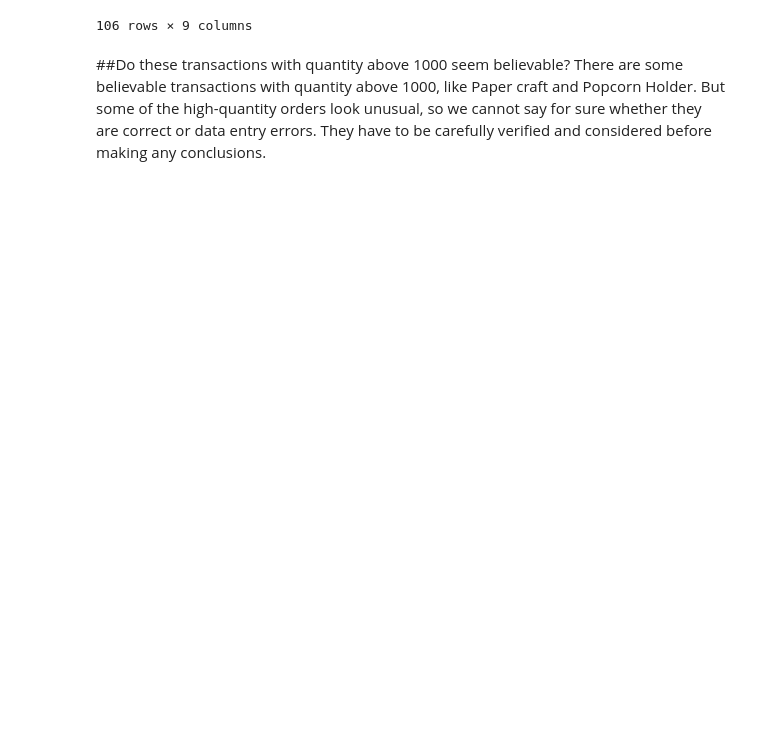
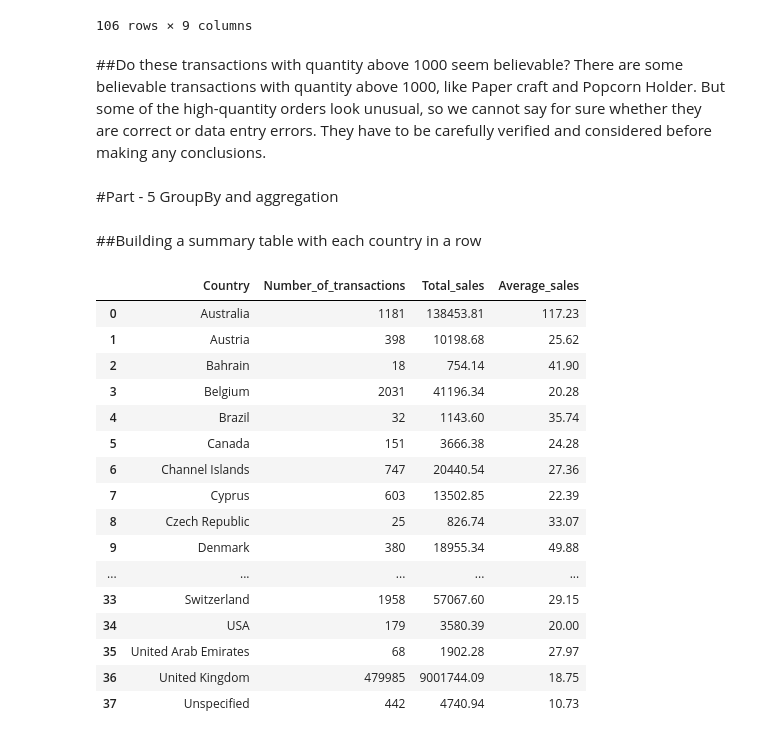
Before and after one commit to AishwaryaJupudi/Rebounce-Applied-AI-and-Analytics-Codes, a Jupyter notebook: Python_301.ipynb, the cells around one changed output. Drawn from its saved outputs; the diff is of its cells as text; code cells hidden in the pictures; blank space fills up the shorter version.

Commit message:
Groupby and aggregation is done

```diff
--- a/Python_301.ipynb
+++ b/Python_301.ipynb
@@ -276,3 +276,37 @@ df_clean[df_clean['Quantity']>1000]
 # %% [markdown]
 ##Do these transactions with quantity above 1000 seem believable?
 There are some believable transactions with quantity above 1000, like Paper craft and Popcorn Holder. But some of the high-quantity orders look unusual, so we cannot say for sure whether they are correct or data entry errors. They have to be carefully verified and considered before making any conclusions.
+# %% [markdown]
+#Part - 5  GroupBy and aggregation
+# %% [markdown]
+##Building a summary table with each country in a row
+# %%
+country_summary = df_clean.groupby('Country').agg(
+    Number_of_transactions= ('Country', 'count'),
+    Total_sales=('Sales','sum'),
+    Average_sales=('Sales','mean')
+).reset_index()
+# %%
+#Rounding the decimal values of Total sales and average sales to 2 decimal places
+country_summary['Total_sales']=country_summary['Total_sales'].round(2)
+country_summary['Average_sales']=country_summary['Average_sales'].round(2)
+# %%
+country_summary
+# %% [output]
+|  | Country | Number_of_transactions | Total_sales | Average_sales |
+| 0 | Australia | 1181 | 138453.81 | 117.23 |
+| 1 | Austria | 398 | 10198.68 | 25.62 |
+| 2 | Bahrain | 18 | 754.14 | 41.90 |
+| 3 | Belgium | 2031 | 41196.34 | 20.28 |
+| 4 | Brazil | 32 | 1143.60 | 35.74 |
+| 5 | Canada | 151 | 3666.38 | 24.28 |
+| 6 | Channel Islands | 747 | 20440.54 | 27.36 |
+| 7 | Cyprus | 603 | 13502.85 | 22.39 |
+| 8 | Czech Republic | 25 | 826.74 | 33.07 |
+| 9 | Denmark | 380 | 18955.34 | 49.88 |
+| ... | ... | ... | ... | ... |
+| 33 | Switzerland | 1958 | 57067.60 | 29.15 |
+| 34 | USA | 179 | 3580.39 | 20.00 |
+| 35 | United Arab Emirates | 68 | 1902.28 | 27.97 |
+| 36 | United Kingdom | 479985 | 9001744.09 | 18.75 |
+| 37 | Unspecified | 442 | 4740.94 | 10.73 |
```
Also changed, not shown: parts of 9 cells of this notebook.
